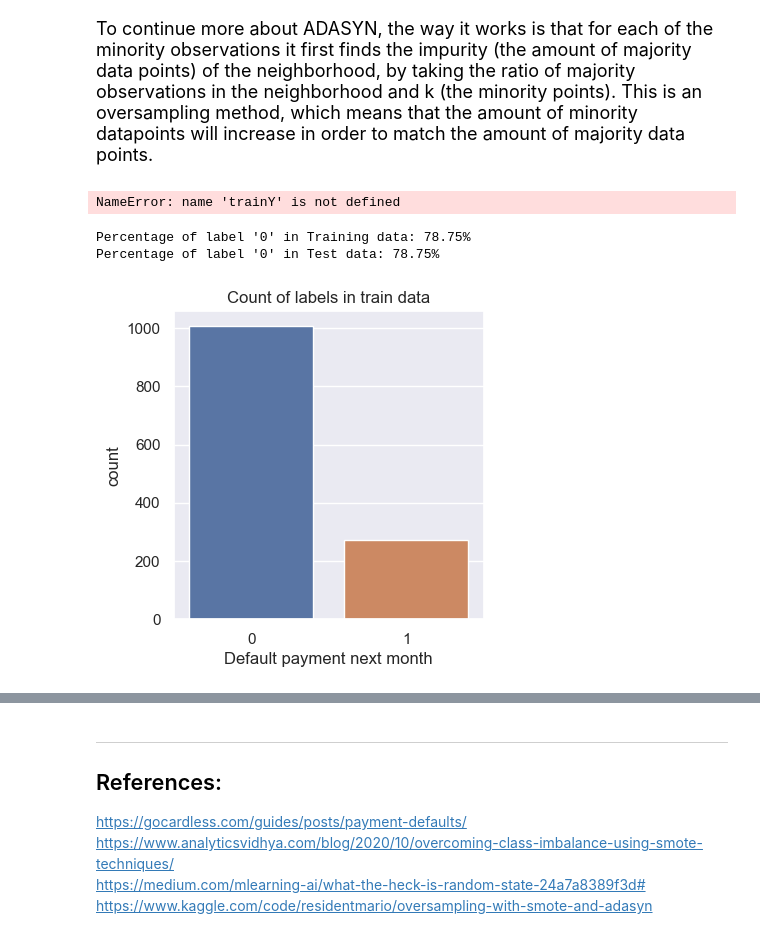
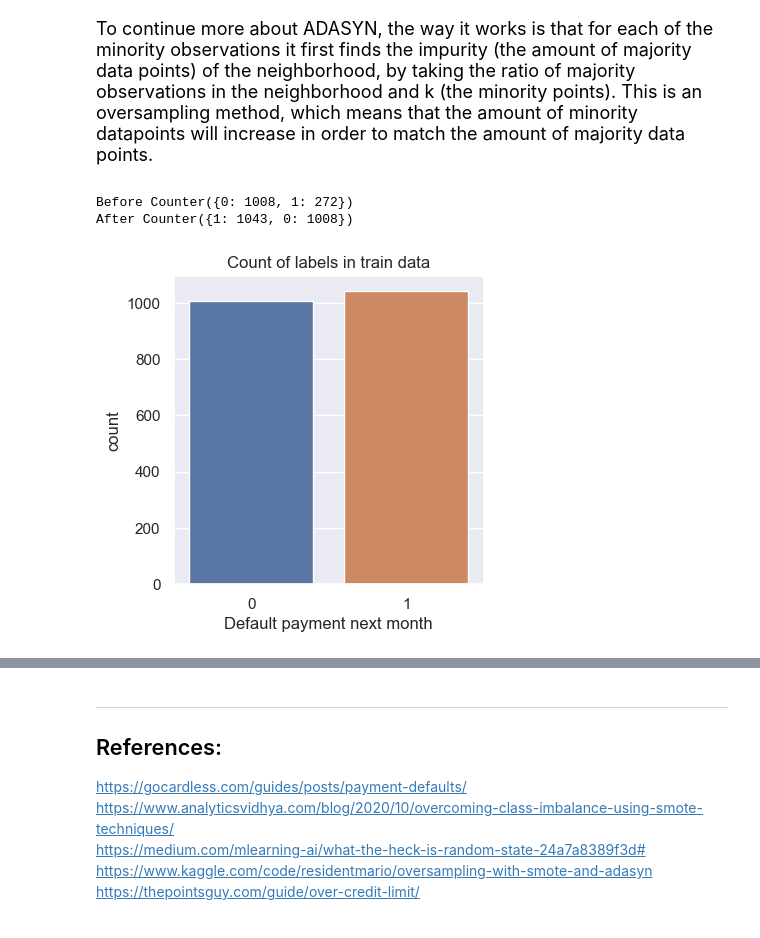
Before and after one commit to fwnriyx/poly, a Jupyter notebook: AI and Machine Learning/CA1/Classificiation/credits.ipynb, the cells around one changed output, grey strips where cells are left out. Drawn from its saved outputs; the diff is of its cells as text; code cells hidden in the pictures.

```diff
--- a/AI and Machine Learning/CA1/Classificiation/credits.ipynb
+++ b/AI and Machine Learning/CA1/Classificiation/credits.ipynb
@@ -140,13 +144,7 @@ Originally, I wanted to try and combine all of the bill amounts, however after f
 # %%
 df["Total_paid"] = ""
-df["Remaining_bill"] = ""
+df['Total_paid'] = df['Pay_Amount1'] + df['Pay_Amount2'] + df['Pay_Amount3']
 
-df['Total_paid'] = df['Pay_Amount1'] + df['Pay_Amount2'] + df['Pay_Amount3']
-df['Total_bill'] = df['Bill_Amount1'] + df['Bill_Amount2'] + df['Bill_Amount3']
-df['Remanining_bill'] = df["Total_bill"] - df["Total_paid"]
-
-
-df = df.drop(['Remaining_bill'], axis = 1)
 df.head()
 # %% [output]
 |  | Customer ID | Credit Limit | Gender | Education | Marriage Status | Age | Bill_Amount1 | Bill_Amount2 | ... |
@@ -312,7 +311,7 @@ Before I split my data, I feel that I should oversample my data to equal out the
 from sklearn.preprocessing import StandardScaler
 
 # Select the continuous columns to be standardized
-continuous_cols = ['Credit Limit', 'Age', 'Total_bill', 'Total_paid', 'Remanining_bill']
+continuous_cols = ['Credit Limit', 'Age', 'Total_paid', 'Remanining_bill','Bill_Amount1',	'Bill_Amount2',	'Bill_Amount3',	'Pay_Amount1',	'Pay_Amount2',	'Pay_Amount3']
 
 # Create a StandardScaler object
 scaler = StandardScaler()
@@ -342,41 +362,28 @@ By setting the random_state parameter to a fixed value,the algorithm generates t
 each time it is run, which can make the results more reproducible
 '''
 ada = ADASYN(random_state = 42)
-trainX_ada, trainY_ada = ada.fit_resample(trainX, trainY)
+trainX_ada, trainY_ada = ADASYN().fit_resample(trainX, trainY)
+# kwarg_params = {'linewidth': 1, 'edgecolor': 'black'}
+# colors = ['#ef8a62' if v == 0 else '#f7f7f7' if v == 1 else '#67a9cf' for v in trainY_ada]
+# plt.scatter(trainX_ada[:, 0], trainX_ada[:, 1], c=colors, **kwarg_params)
+# sns.despine()
+# plt.suptitle("Benchmark Data Resampled with SMOTE-borderline2")
+# plt.show()
 
 counter = Counter(trainY_ada)
+
 print('After', counter)
 # %% [output]
-NameError: name 'trainY' is not defined
+Before Counter({0: 1008, 1: 272})
+After Counter({1: 1043, 0: 1008})
-# %%
-main_df = df.drop(['Default payment next month'], axis = 1)
-target_df = df['Default payment next month']
-
-trainX, testX, trainY, testY = train_test_split(main_df, target_df, test_size=0.2, random_state=42, stratify= target_df) # stratify so that percentage of samples are presered
-
-# reset index for x_train and x_test
-trainX = trainX.reset_index(drop=True)
-testX = testX.reset_index(drop=True)
-
-# reset index for y_train and y_test
-trainY = trainY.reset_index(drop=True)
-testY = testY.reset_index(drop=True)
-
-
-#Show the percentages of trained/tested data that are 0s
-print(f"Percentage of label '0' in Training data: {(len(trainY[trainY == 0]) / len(trainY)) * 100}%")
-print(f"Percentage of label '0' in Test data: {(len(testY[testY == 0]) / len(testY)) * 100}%")
-# %% [output]
-Percentage of label '0' in Training data: 78.75%
-Percentage of label '0' in Test data: 78.75%
 # %%
 #countplot to compare the count of both machine status in the dataset
 sns.set(rc={'figure.figsize':(4,4)})
-ax = sns.countplot(x= trainY)
+ax = sns.countplot(x= trainY_ada)
 plt.title('Count of labels in train data')
 plt.show()
 # %% [output]
-[figure, old version]
+[figure, new version]
 # %% [markdown]
 Finally, I will display the results and distribution of the guesses of my machine through a Confusion Matrix. This is what the confusion matrix represents.
 
@@ -390,3 +397,4 @@ https://gocardless.com/guides/posts/payment-defaults/ <br>
 https://www.analyticsvidhya.com/blog/2020/10/overcoming-class-imbalance-using-smote-techniques/<br>
 https://medium.com/mlearning-ai/what-the-heck-is-random-state-24a7a8389f3d#<br>
 https://www.kaggle.com/code/residentmario/oversampling-with-smote-and-adasyn
+https://thepointsguy.com/guide/over-credit-limit/ <br>
```
Also changed, not shown: parts of 9 cells of this notebook, 1 other file.
